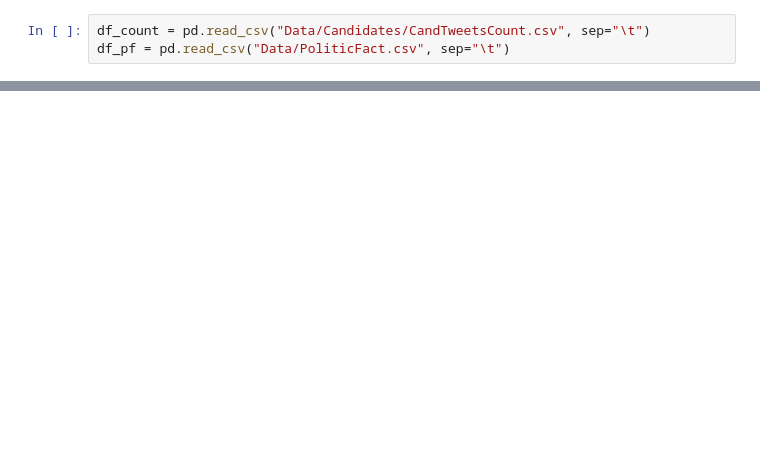
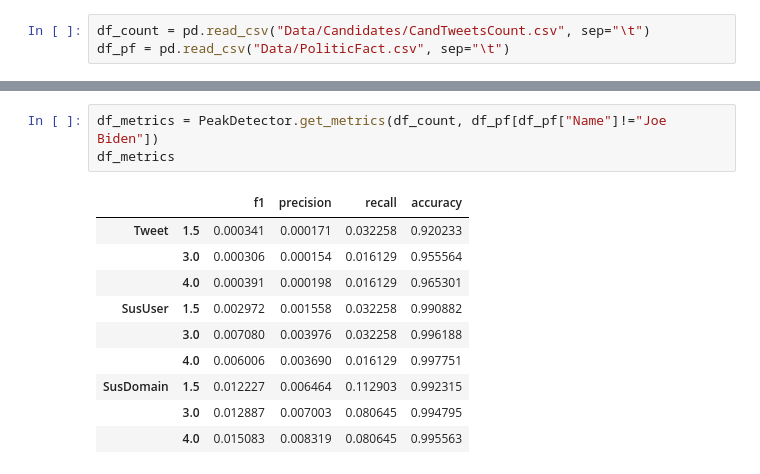
Before and after one commit to PANDApcd/PoliticalFactCheck, a Jupyter notebook: CandTweets.ipynb, the cells around one changed output, grey strips where cells are left out. Drawn from its saved outputs; the diff is of its cells as text; blank space fills up the shorter version.

```diff
--- a/CandTweets.ipynb
+++ b/CandTweets.ipynb
@@ -107 +167,15 @@ df_pf = pd.read_csv("Data/PoliticFact.csv", sep="\t")
+# %%
+df_metrics = PeakDetector.get_metrics(df_count, df_pf[df_pf["Name"]!="Joe Biden"])
+df_metrics
+# %% [output]
+|  |  | f1 | precision | recall | accuracy |
+| Tweet | 1.5 | 0.000341 | 0.000171 | 0.032258 | 0.920233 |
+|  | 3.0 | 0.000306 | 0.000154 | 0.016129 | 0.955564 |
+|  | 4.0 | 0.000391 | 0.000198 | 0.016129 | 0.965301 |
+| SusUser | 1.5 | 0.002972 | 0.001558 | 0.032258 | 0.990882 |
+|  | 3.0 | 0.007080 | 0.003976 | 0.032258 | 0.996188 |
+|  | 4.0 | 0.006006 | 0.003690 | 0.016129 | 0.997751 |
+| SusDomain | 1.5 | 0.012227 | 0.006464 | 0.112903 | 0.992315 |
+|  | 3.0 | 0.012887 | 0.007003 | 0.080645 | 0.994795 |
+|  | 4.0 | 0.015083 | 0.008319 | 0.080645 | 0.995563 |
 # %%
```
Also changed, not shown: parts of 20 cells of this notebook, 9 other files.
